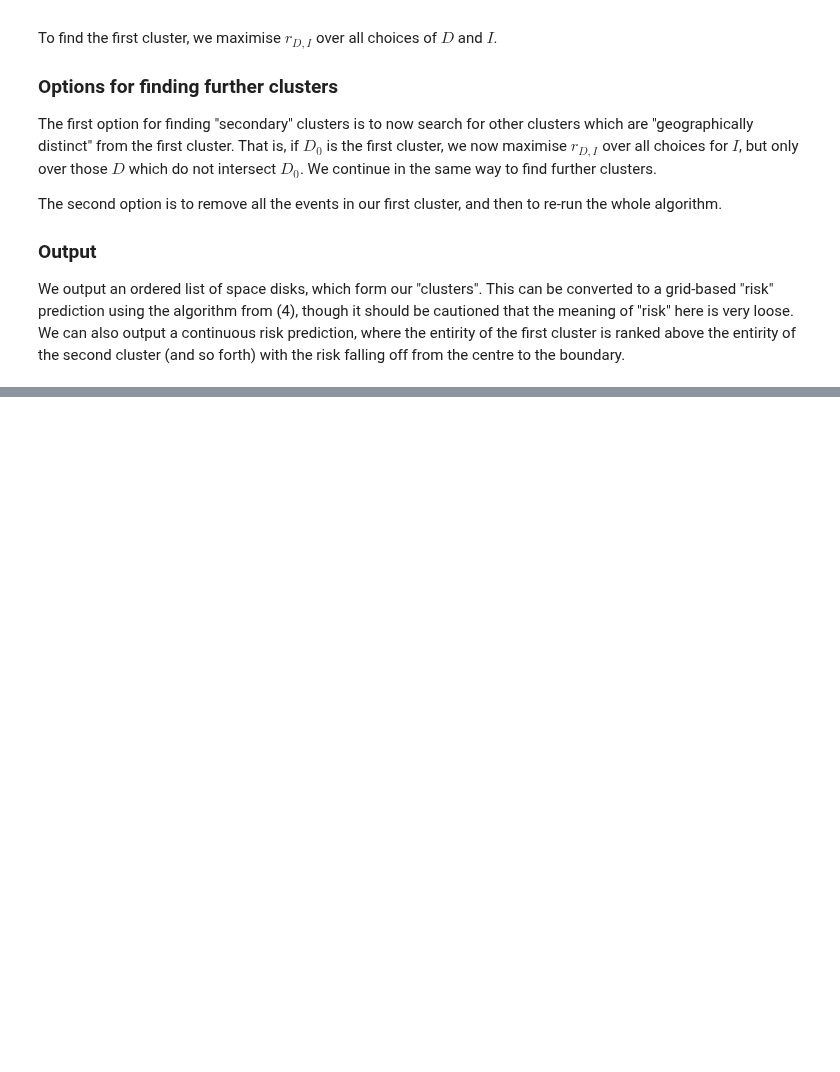
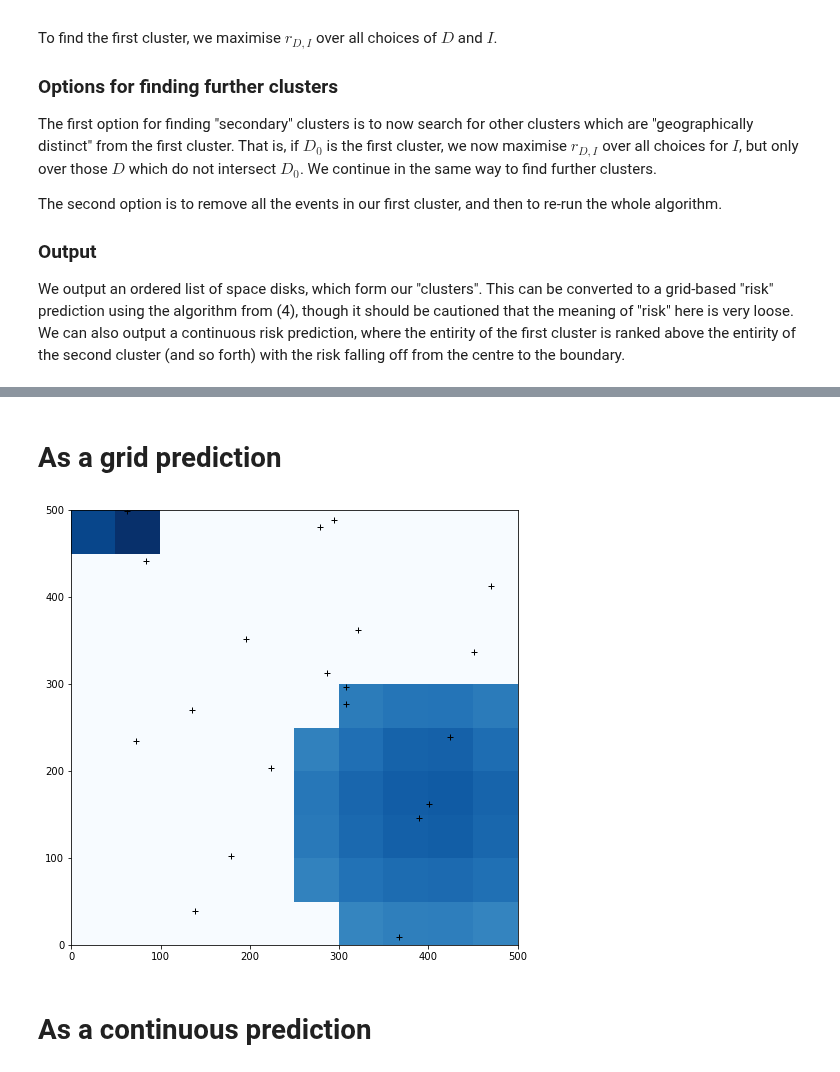
Before and after one commit to QuantCrimAtLeeds/PredictCode, a Jupyter notebook: examples/Space-Time Scan Statistic.ipynb, the cells around one changed output, grey strips where cells are left out. Drawn from its saved outputs; the diff is of its cells as text; code cells hidden in the pictures; blank space fills up the shorter version.

```diff
--- a/examples/Space-Time Scan Statistic.ipynb
+++ b/examples/Space-Time Scan Statistic.ipynb
@@ -135,0 +147,8 @@ We output an ordered list of space disks, which form our "clusters".  This can b
+# %%
+# Generate some random data
+import datetime
+times = [datetime.datetime(2017,3,10) + datetime.timedelta(days=np.random.randint(0,10)) for _ in range(20)]
+times.sort()
+xc = np.random.random(size=20) * 500
+yc = np.random.random(size=20) * 500
+points = open_cp.TimedPoints.from_coords(times, xc, yc)
@@ -135,0 +168,21 @@ We output an ordered list of space disks, which form our "clusters".  This can b
+# %%
+region = open_cp.RectangularRegion(0,500, 0,500)
+trainer = sts.STSTrainer()
+trainer.data = points
+trainer.region = region
+result = trainer.predict()
+# %% [markdown]
+# As a grid prediction
+# %%
+prediction = result.grid_prediction(50)
+# %%
+fig, ax = plt.subplots(figsize=(8,8))
+ax.set(xlim=[region.xmin, region.xmax], ylim=[region.ymin, region.ymax])
+
+ax.pcolormesh(*prediction.mesh_data(), prediction.intensity_matrix, cmap="Blues")
+ax.scatter(points.xcoords, points.ycoords, linewidth=1, marker="+", color="Black")
+None
+# %% [output]
+[figure, added]
+# %% [markdown]
+# As a continuous prediction
```
Also changed, not shown: parts of 7 cells of this notebook, 3 other files.
